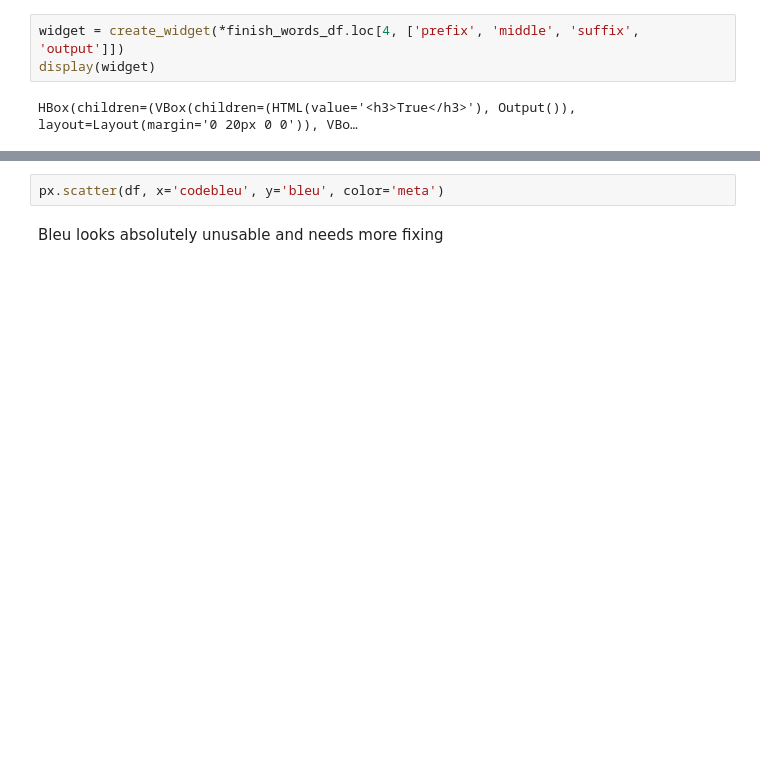
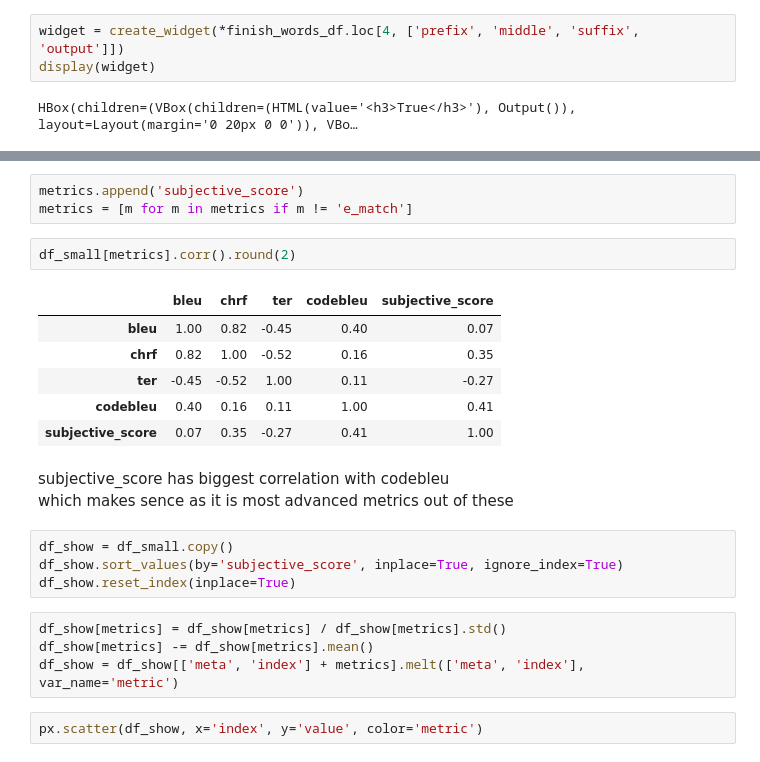
Before and after one commit to grach0v/CoCo, a Jupyter notebook: code/analysis.ipynb, the cells around one changed output, grey strips where cells are left out. Saved outputs shown, nothing was run; the diff lists cells and outputs as text; blank space fills up the shorter version.

```diff
--- a/code/analysis.ipynb
+++ b/code/analysis.ipynb
@@ -282,4 +380,25 @@ WARNING:root:WARNING: There is no reference data-flows extracted from the whole
+# %%
+metrics.append('subjective_score')
+metrics = [m for m in metrics if m != 'e_match']
+# %%
+df_small[metrics].corr().round(2)
+# %% [output]
+|  | bleu | chrf | ter | codebleu | subjective_score |
+| bleu | 1.00 | 0.82 | -0.45 | 0.40 | 0.07 |
+| chrf | 0.82 | 1.00 | -0.52 | 0.16 | 0.35 |
+| ter | -0.45 | -0.52 | 1.00 | 0.11 | -0.27 |
+| codebleu | 0.40 | 0.16 | 0.11 | 1.00 | 0.41 |
+| subjective_score | 0.07 | 0.35 | -0.27 | 0.41 | 1.00 |
+# %% [markdown]
+subjective_score has biggest correlation with codebleu
+which makes sence as it is most advanced metrics out of these
+# %%
+df_show = df_small.copy()
+df_show.sort_values(by='subjective_score', inplace=True, ignore_index=True)
+df_show.reset_index(inplace=True)
+# %%
+df_show[metrics] = df_show[metrics] / df_show[metrics].std()
+df_show[metrics] -= df_show[metrics].mean()
+df_show = df_show[['meta', 'index'] + metrics].melt(['meta', 'index'], var_name='metric')
 # %%
-px.scatter(df, x='codebleu', y='bleu', color='meta')
+px.scatter(df_show, x='index', y='value', color='metric')
-# %% [markdown]
-Bleu looks absolutely unusable and needs more fixing
```
Also changed, not shown: parts of 47 cells of this notebook, 3 other files.
